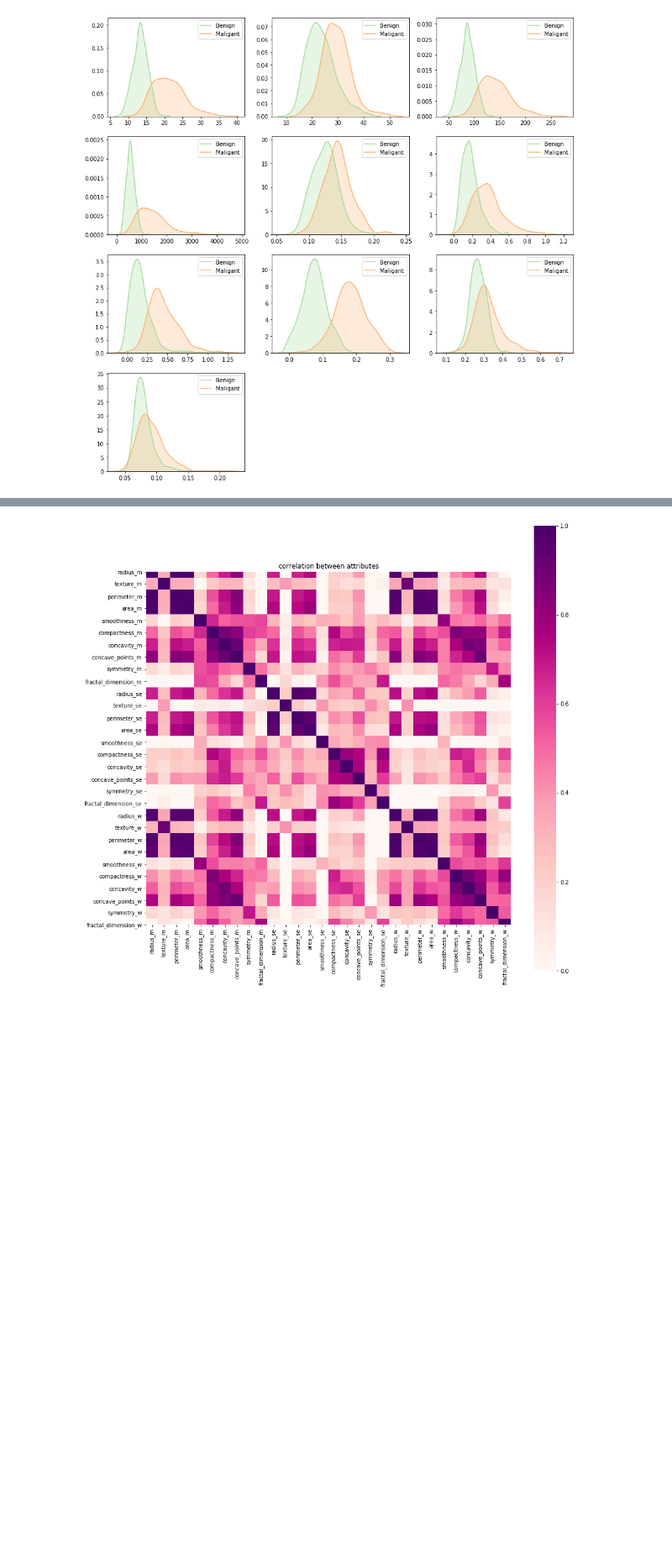
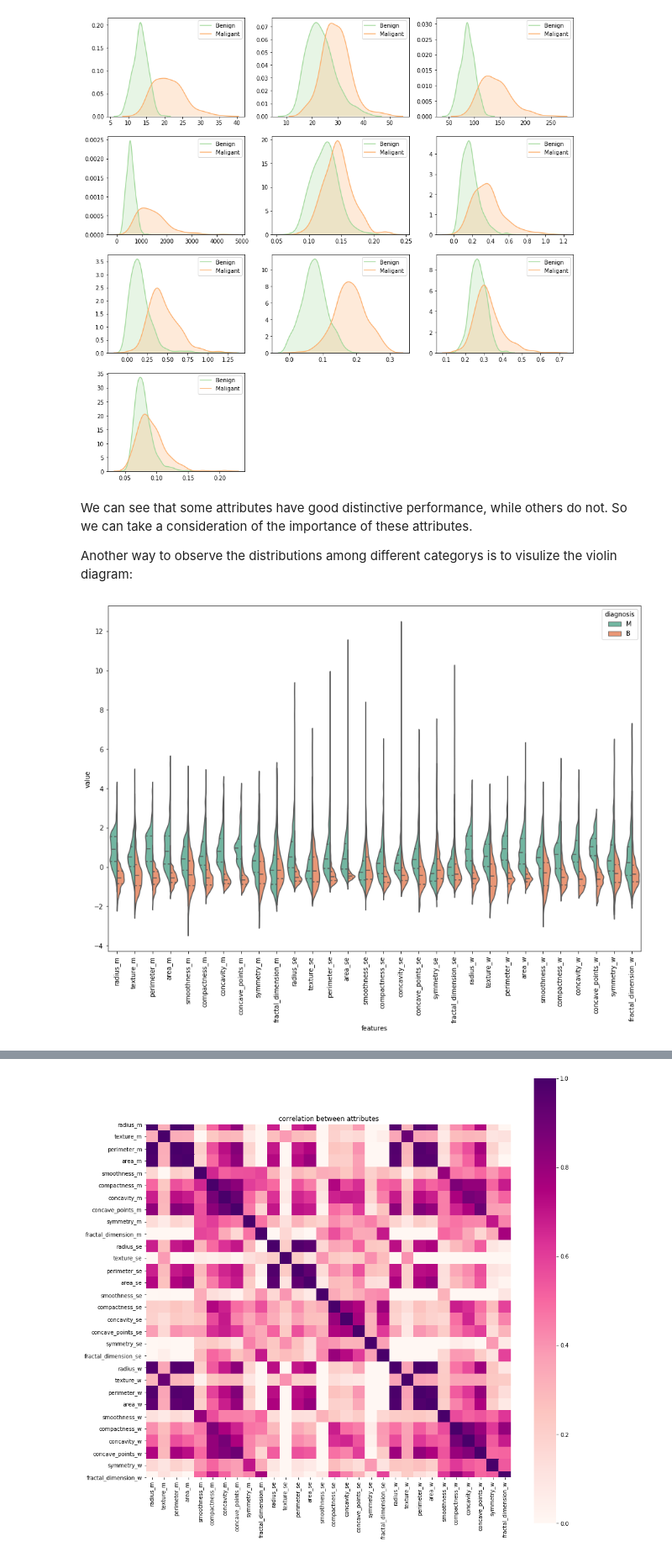
Before and after one commit to LEOch007/BreastCancer-Diagnosis, a Jupyter notebook: BC-Diagnosis.ipynb, the cells around one changed output, grey strips where cells are left out. Shown at 84% size. Saved outputs shown, nothing was run; the diff lists cells and outputs as text; code cells hidden in the pictures; blank space fills up the shorter version.

```diff
--- a/BC-Diagnosis.ipynb
+++ b/BC-Diagnosis.ipynb
@@ -158,4 +158,26 @@ plt.show()
 # %% [output]
 last 10 worst features:
 [figure]
+# %% [markdown]
+<a id='violin'></a>
+We can see that some attributes have good distinctive performance, while others do not. So we can take a consideration of the importance of these attributes.
+
+Another way to observe the distributions among different categorys is to visulize the violin diagram:
+# %%
+labels = data['diagnosis']
+features = data.drop(['diagnosis','id'], axis=1)
+
+features = (features-features.mean())/(features.std())  # standardization
+normalized_data = pd.concat([labels, features], axis=1) # after standardization
+
+# To make analysis of data in table easier, we can reshape the data into a more computer-friendly form using pd.melt()
+# unpivots a DataFrame from wide format to long format,leaving just two non-identifier columns, variable and value.
+normalized_data = pd.melt(normalized_data, id_vars='diagnosis', var_name='features')
+plt.figure(figsize=(15,10))
+sns.violinplot(x="features", y="value", data=normalized_data, hue="diagnosis",
+               scale="width", palette="Set2", split=True, inner="quartile", bw=.2)
+plt.xticks(rotation=90)
+plt.show()
+# %% [output]
+[figure, added]
 # %% [markdown]
```
Also changed, not shown: parts of 7 cells of this notebook.
